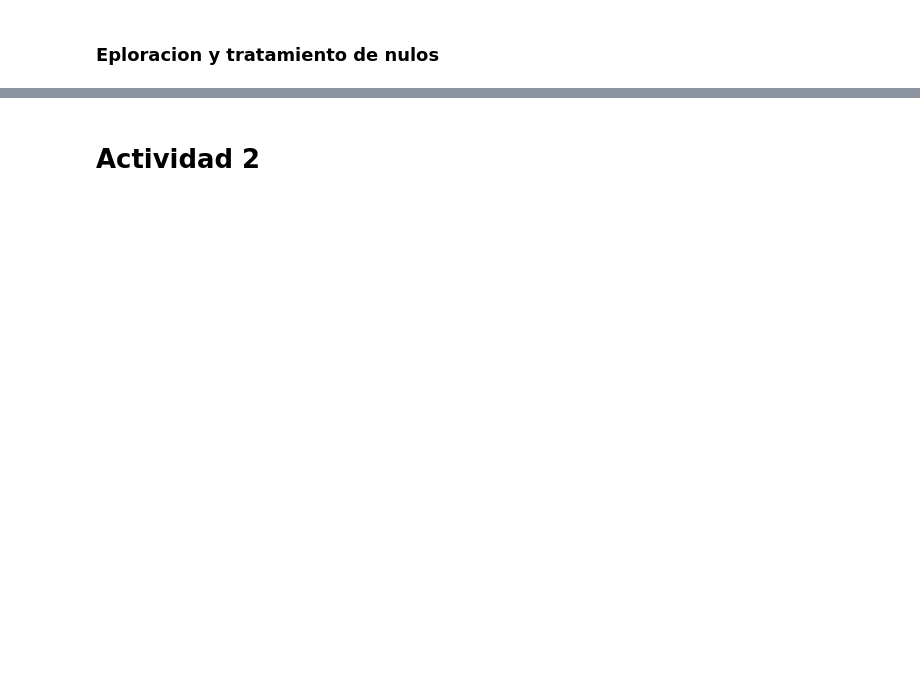
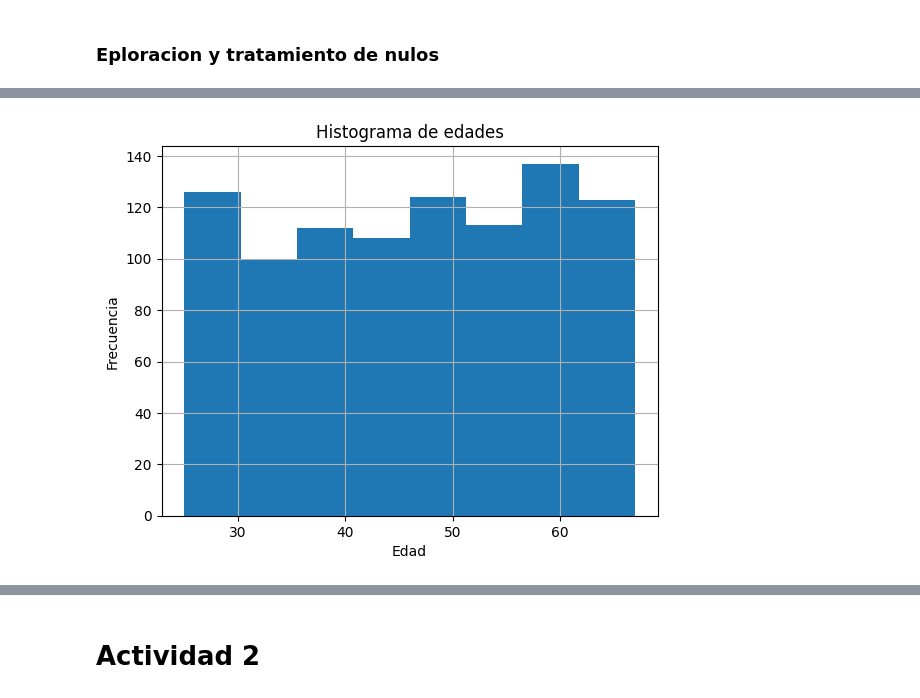
Before and after one commit to wvelazquez7/TT-2C2025-Data-Analitycs-Notebooks, a Jupyter notebook: After_class_5/After_class_5_tratamiento_duplicados_nulos.ipynb, the cells around one changed output, grey strips where cells are left out. Drawn from its saved outputs; the diff is of its cells as text; code cells hidden in the pictures; blank space fills up the shorter version.

```diff
--- a/After_class_5/After_class_5_tratamiento_duplicados_nulos.ipynb
+++ b/After_class_5/After_class_5_tratamiento_duplicados_nulos.ipynb
@@ -30,2 +76,4 @@ df.info()
 # %%
 # Usamos drop_duplicates() para eliminar los registros duplicados
+df_pp1 = df.drop_duplicates(keep="first")
+df_pp1[df_pp1["Nombre"]== "Arnoldo Britney"]
@@ -45,0 +151,14 @@ df.info()
+# %%
+# df es el original con duplicados con nulos
+# df_pp1 sin duplicados con nulos
+# df_pp2 sin duplicados drop nulos
+# df_pp3 sin duplicados fillna(media)
+# df_pp4 sin duplicados fillna(method="bfill")
+import matplotlib.pyplot as plt
+df_pp1["Edad"].hist(bins=8)
+plt.title("Histograma de edades")
+plt.xlabel("Edad")
+plt.ylabel("Frecuencia")
+plt.show()
+# %% [output]
+[figure, added]
```
Also changed, not shown: parts of 20 cells of this notebook, 1 other file.
